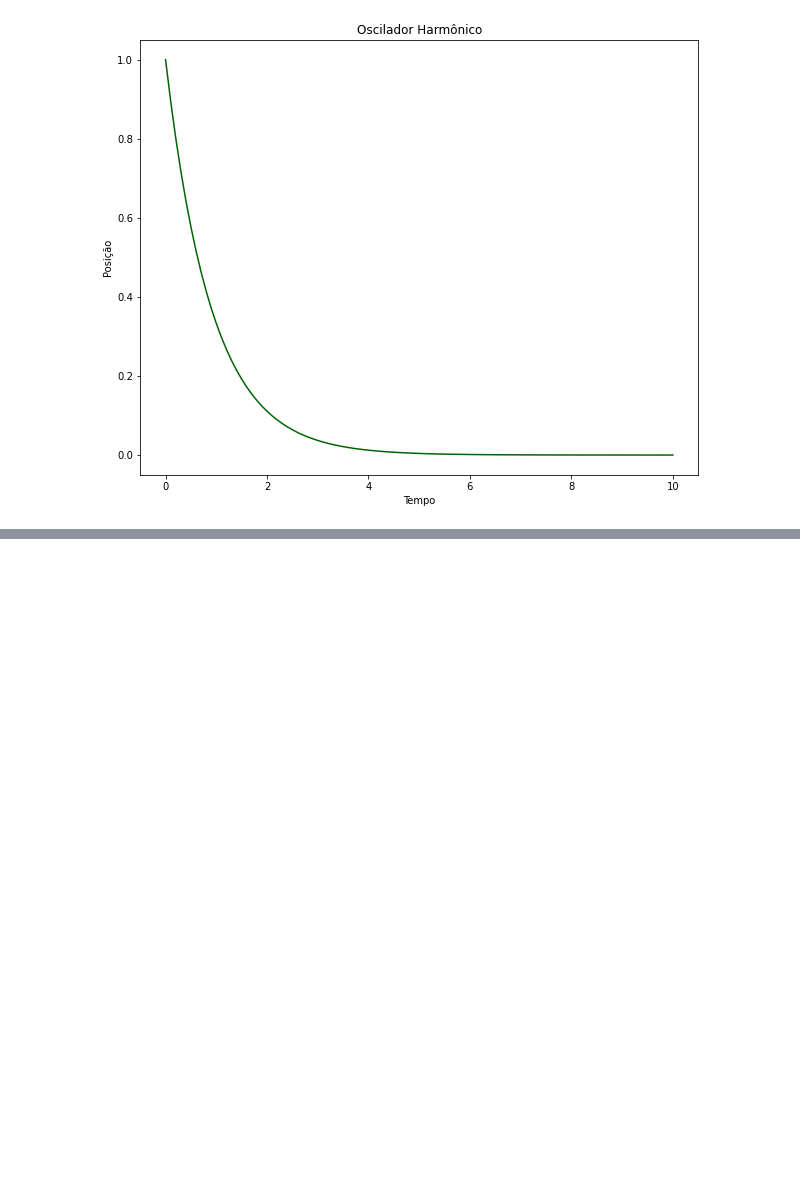
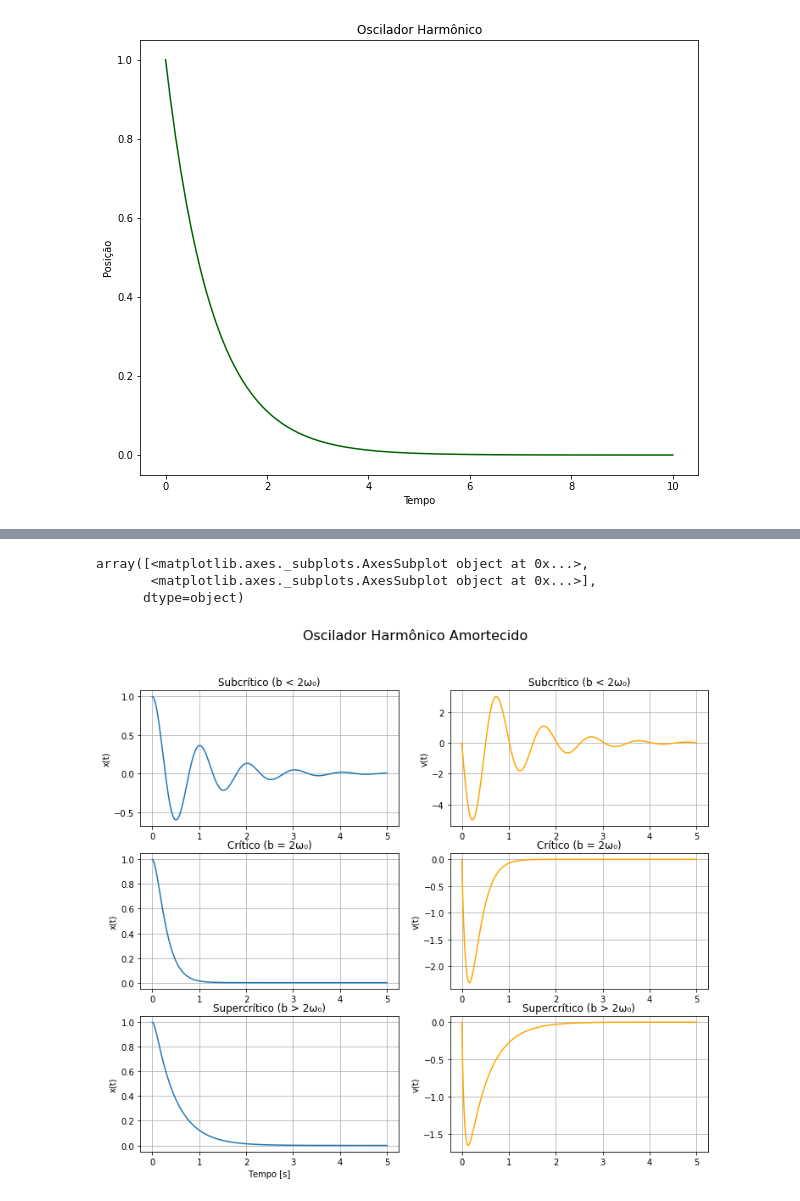
Before and after one commit to FelipeOliveiraFerreira/FIS-COMP, a Jupyter notebook: Tarefa-5/T5-Oscilador harmônico.ipynb, the cells around one changed output, grey strips where cells are left out. Cells and saved outputs as stored; diff of their text form; code cells hidden in the pictures; blank space fills up the shorter version.

```diff
--- a/Tarefa-5/T5-Oscilador harmônico.ipynb
+++ b/Tarefa-5/T5-Oscilador harmônico.ipynb
@@ -42,0 +87,57 @@ import matplotlib.pyplot as plt
+# %%
+
+# Frequência natural (rad/s)
+omega0 = 2 * np.pi
+
+# Tempo de simulação
+T_max = 5
+t_eval = np.linspace(0, T_max, 1000)
+
+# Condições iniciais: posição e velocidade
+x0 = 1.0
+v0 = 0.0
+y0 = [x0, v0]
+
+# Sistema de EDOs
+def sistema(t, y, omega0, b):
+    x, v = y
+    dxdt = v
+    dvdt = -omega0**2 * x - b * v
+    return [dxdt, dvdt]
+
+# Amortecimentos: subcrítico, crítico, supercrítico
+regimes = {
+    'Subcrítico (b < 2ω₀)': 2.0,
+    'Crítico (b = 2ω₀)': 2 * omega0,
+    'Supercrítico (b > 2ω₀)': 20.0
+}
+
+# Plots
+fig, axs = plt.subplots(3, 2, figsize=(12, 10))
+fig.suptitle("Oscilador Harmônico Amortecido", fontsize=16)
+
+for i, (regime, b) in enumerate(regimes.items()):
+    sol = solve_ivp(sistema, [0, T_max], y0, args=(omega0, b), t_eval=t_eval, method='RK45')
+
+    t = sol.t
+    x = sol.y[0]
+    v = sol.y[1]
+
+    axs[i][0].plot(t, x, label='x(t)')
+    axs[i][1].plot(t, v, label='v(t)', color='orange')
+
+    axs[i][0].set_ylabel('x(t)')
+    axs[i][1].set_ylabel('v(t)')
+    axs[i][0].set_title(regime)
+    axs[i][1].set_title(regime)
+    axs[i][0].grid(True)
+    axs[i][1].grid(True)
+
+# Eixos X
+axs[2][0].set_xlabel('Tempo [s]')
+axs[2]
+# %% [output]
+array([<matplotlib.axes._subplots.AxesSubplot object at 0x...>,
+       <matplotlib.axes._subplots.AxesSubplot object at 0x...>],
+      dtype=object)
+[figure, added]
```
Also changed, not shown: parts of 3 cells of this notebook.
